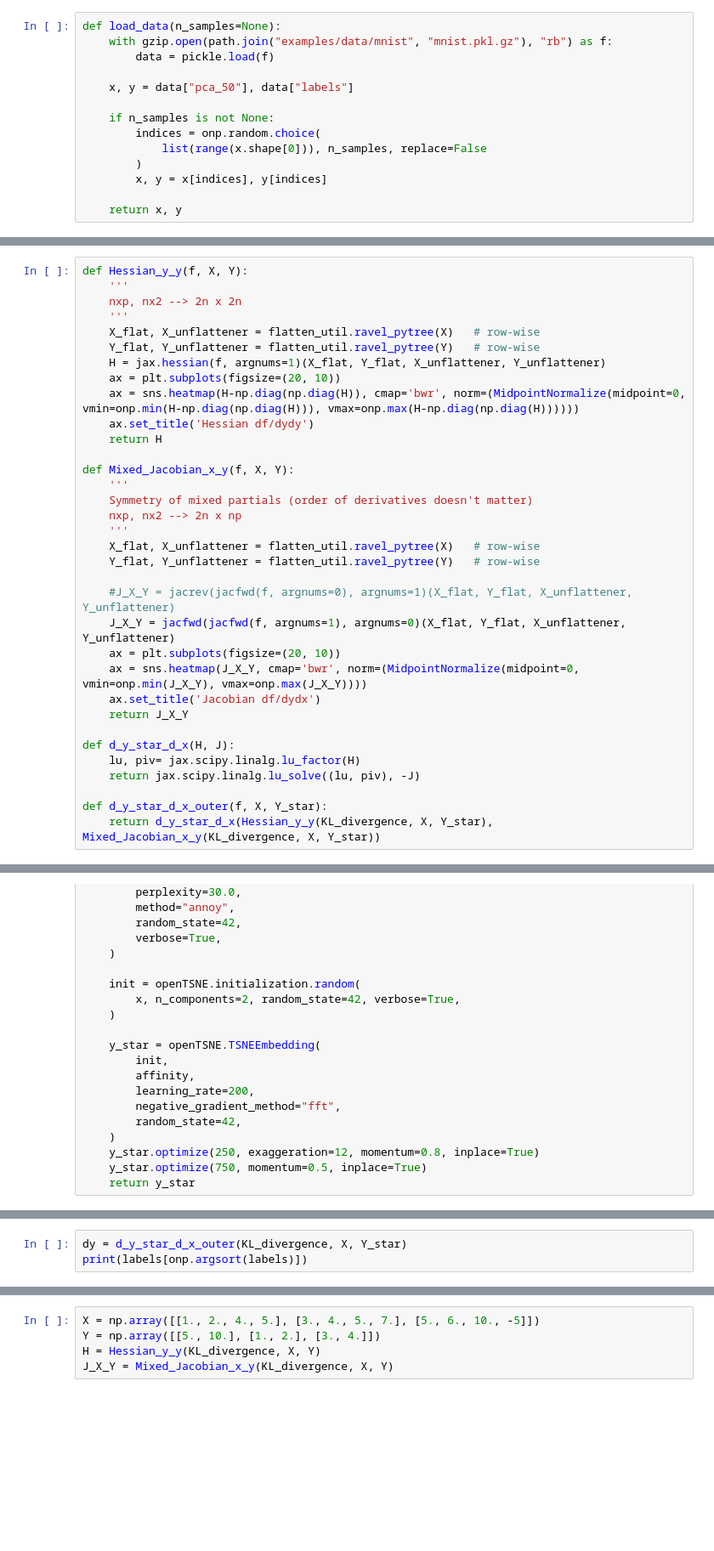
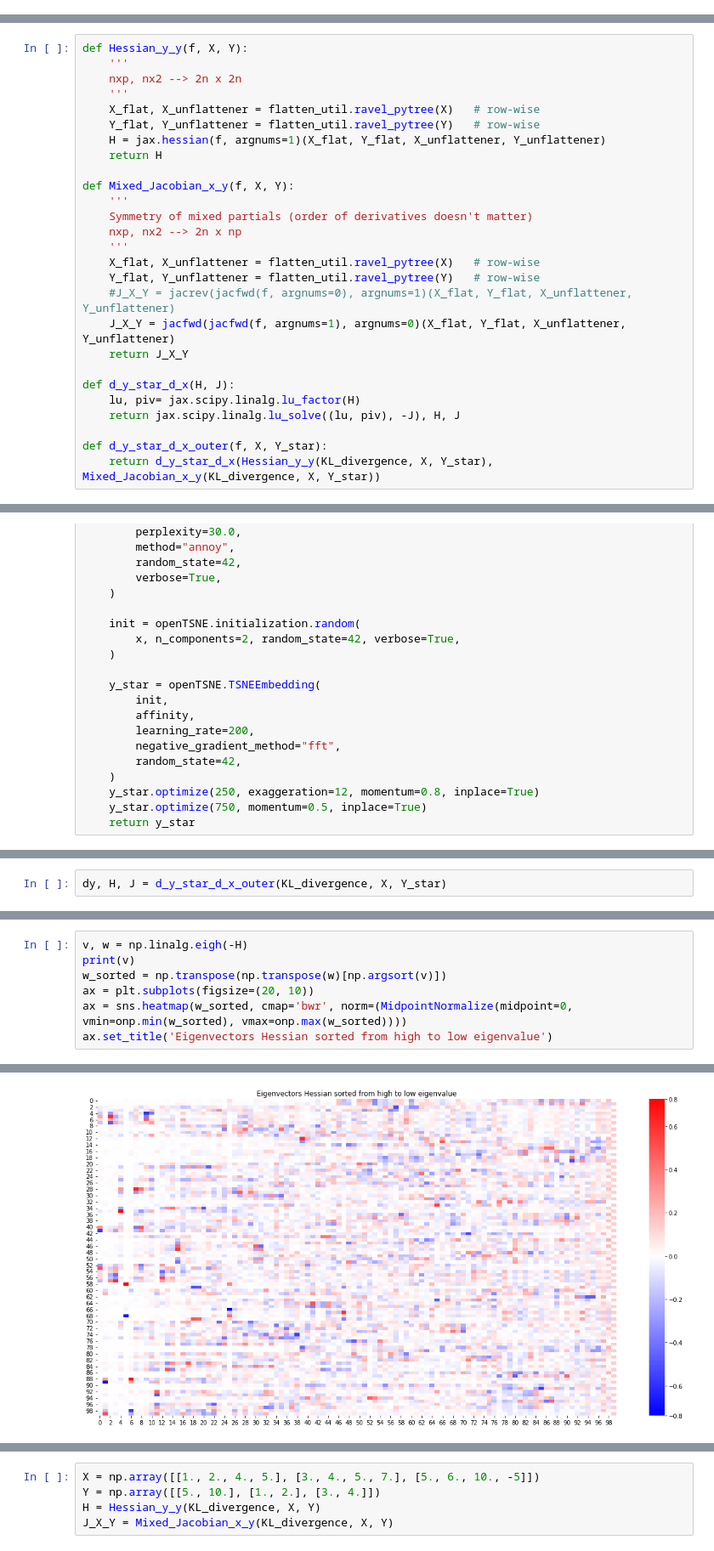
Before and after one commit to Integrative-Transcriptomics/tsne, a Jupyter notebook: IfdTsne.ipynb, the cells around one changed output, grey strips where cells are left out. Shown at 85% size. Drawn from its saved outputs; the diff is of its cells as text; blank space fills up the shorter version.

```diff
--- a/IfdTsne.ipynb
+++ b/IfdTsne.ipynb
@@ -326,17 +24,3 @@ def tsne(X: np.ndarray, no_dims=2, initial_dims=50, perplexity=30.0, learning_ra
-# %%
-def load_data(n_samples=None):
-    with gzip.open(path.join("examples/data/mnist", "mnist.pkl.gz"), "rb") as f:
-        data = pickle.load(f)
-
-    x, y = data["pca_50"], data["labels"]
-
-    if n_samples is not None:
-        indices = onp.random.choice(
-            list(range(x.shape[0])), n_samples, replace=False
-        )
-        x, y = x[indices], y[indices]
-
-    return x, y
 # %%
 def KL_divergence(X_flat, Y_flat, X_unflattener, Y_unflattener):
     """
@@ -356,9 +40,6 @@ def Hessian_y_y(f, X, Y):
     X_flat, X_unflattener = flatten_util.ravel_pytree(X)   # row-wise
     Y_flat, Y_unflattener = flatten_util.ravel_pytree(Y)   # row-wise
     H = jax.hessian(f, argnums=1)(X_flat, Y_flat, X_unflattener, Y_unflattener)
-    ax = plt.subplots(figsize=(20, 10))
-    ax = sns.heatmap(H-np.diag(np.diag(H)), cmap='bwr', norm=(MidpointNormalize(midpoint=0, vmin=onp.min(H-np.diag(np.diag(H))), vmax=onp.max(H-np.diag(np.diag(H))))))
-    ax.set_title('Hessian df/dydy')
     return H
 
 def Mixed_Jacobian_x_y(f, X, Y):
@@ -368,17 +49,13 @@ def Mixed_Jacobian_x_y(f, X, Y):
     '''
     X_flat, X_unflattener = flatten_util.ravel_pytree(X)   # row-wise
     Y_flat, Y_unflattener = flatten_util.ravel_pytree(Y)   # row-wise
-
     #J_X_Y = jacrev(jacfwd(f, argnums=0), argnums=1)(X_flat, Y_flat, X_unflattener, Y_unflattener)
     J_X_Y = jacfwd(jacfwd(f, argnums=1), argnums=0)(X_flat, Y_flat, X_unflattener, Y_unflattener)
-    ax = plt.subplots(figsize=(20, 10))
-    ax = sns.heatmap(J_X_Y, cmap='bwr', norm=(MidpointNormalize(midpoint=0, vmin=onp.min(J_X_Y), vmax=onp.max(J_X_Y))))
-    ax.set_title('Jacobian df/dydx')
     return J_X_Y
 
 def d_y_star_d_x(H, J):
     lu, piv= jax.scipy.linalg.lu_factor(H)
-    return jax.scipy.linalg.lu_solve((lu, piv), -J)
+    return jax.scipy.linalg.lu_solve((lu, piv), -J), H, J
 
 def d_y_star_d_x_outer(f, X, Y_star):
     return d_y_star_d_x(Hessian_y_y(KL_divergence, X, Y_star), Mixed_Jacobian_x_y(KL_divergence, X, Y_star))
@@ -418,8 +95,7 @@ Y_star = fixed_point(X, y_guess)
 ===> Calculating affinity matrix...
    --> Time elapsed: 0.00 seconds
 # %%
-dy = d_y_star_d_x_outer(KL_divergence, X, Y_star)
-print(labels[onp.argsort(labels)])
+dy, H, J = d_y_star_d_x_outer(KL_divergence, X, Y_star)
 # %% [output]
 Computing pairwise distances...
 Starting binary search
@@ -439,0 +106,8 @@ ax.set_xticks(np.arange(0, X.shape[0]*X.shape[1], X.shape[1]), labels=[str(i) fo
+# %%
+v, w = np.linalg.eigh(-H)
+print(v)
+w_sorted = np.transpose(np.transpose(w)[np.argsort(v)])
+ax = plt.subplots(figsize=(20, 10))
+ax = sns.heatmap(w_sorted, cmap='bwr', norm=(MidpointNormalize(midpoint=0, vmin=onp.min(w_sorted), vmax=onp.max(w_sorted))))
+ax.set_title('Eigenvectors Hessian sorted from high to low eigenvalue')
+# %% [output]
@@ -439,0 +132 @@ ax.set_xticks(np.arange(0, X.shape[0]*X.shape[1], X.shape[1]), labels=[str(i) fo
+[figure, added]
```
Also changed, not shown: parts of 12 cells of this notebook, 26 other files.
